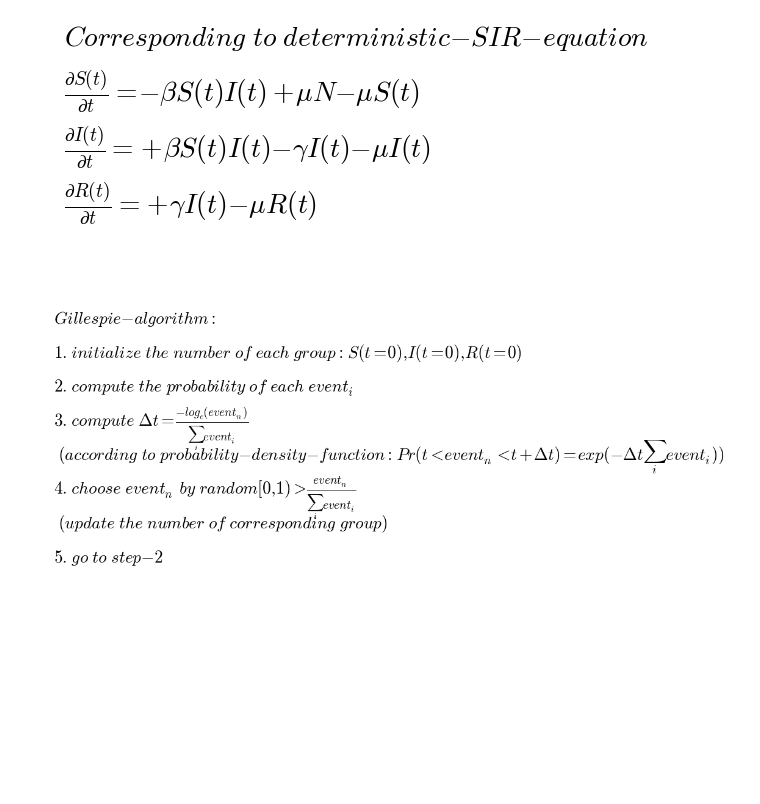
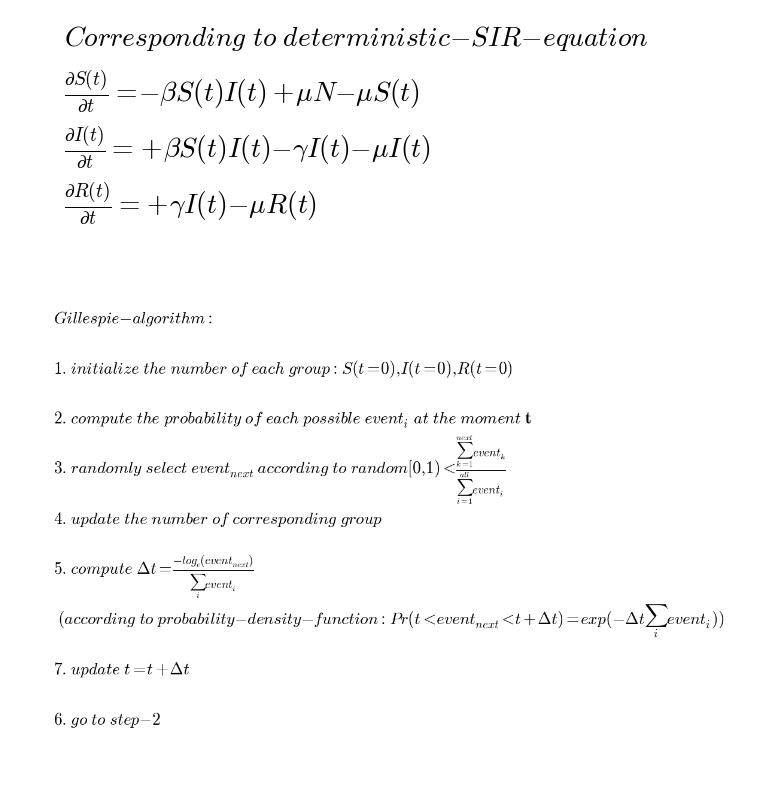
Before and after one commit to alvason/stochastic-evolution, a Jupyter notebook: code/stochastic_SIR-Copy1.ipynb, the cells around one changed output. Saved outputs shown, nothing was run; the diff lists cells and outputs as text; code cells hidden in the pictures; blank space fills up the shorter version.

```diff
--- a/code/stochastic_SIR-Copy1.ipynb
+++ b/code/stochastic_SIR-Copy1.ipynb
@@ -68,27 +68,29 @@ plt.show()
 # %%
 # algorithm for stochastic evolution
 figure_name = '-Gillespie-algorithm'
 file_suffix = '.png'
 save_figure = os.path.join(dir_path, file_name + figure_name + file_suffix)
 text_list = [r'$ Gillespie-algorithm: $'
              , r'$ 1. \ initialize \ the \ number \ of \ each \ group: \ S(t=0), I(t=0), R(t=0) $'
-             , r'$ 2. \ compute \ the \ probability \ of \ each \ event_i $'
-             , r'$ 3. \ compute \ \Delta t = \frac{-log_{e}(event_n)}{\sum_{i}^{} event_i} $'
-             , r'$ \ (according \ to \ probability-density-function: \ Pr(t < event_n < t+\Delta t) = \
+             , r'$ 2. \ compute \ the \ probability \ of \ each \ possible \ event_i \ at \ the \ moment \ \bf{t} $'
+             , r'$ 3. \ randomly \ select \ event_{next} \
+                   \ according \ to \ random{[0,1)} < \frac{\sum_{k=1}^{next}event_{k}}{\sum_{i=1}^{all} event_i} $'
+             , r'$ 4. \ update \ the \ number \ of \ corresponding \ group $'
+             , r'$ 5. \ compute \ \Delta t = \frac{-log_{e}(event_{next})}{\sum_{i}^{} event_i} $'
+             , r'$ \ (according \ to \ probability-density-function: \ Pr(t < event_{next} < t+\Delta t) = \
                    exp(-\Delta t \sum_{i}^{} event_i )) $'
-             , r'$ 4. \ choose \ event_n \ by \ random{[0,1)} > \frac{event_n}{\sum_{i}^{} event_i} $'
-             , r'$ \ (update \ the \ number \ of \ corresponding \ group) $'
-             , r'$ 5. \ go \ to \ step-2 $'
+             , r'$ 7. \ update \ t = t + \Delta t $'
+             , r'$ 6. \ go \ to \ step-2 $'
             ]
 total_list = np.size(text_list)
 numberingFig = numberingFig + 1
-plt.figure(numberingFig, figsize=(total_list*2, total_list))
+plt.figure(numberingFig, figsize=(total_list, total_list*1.5))
 plt.axis('off')
 for i in range(total_list):
     plt.text(0, (total_list - float(i))/total_list
              , text_list[i].replace('\\\n', '')
              , fontsize = 1.2*AlvaFontSize)
 plt.savefig(save_figure, dpi = 100)
 plt.show()
 # %% [output]
-[figure, old version]
+[figure, new version]
```
Also changed, not shown: parts of 5 cells of this notebook, 7 other files.
